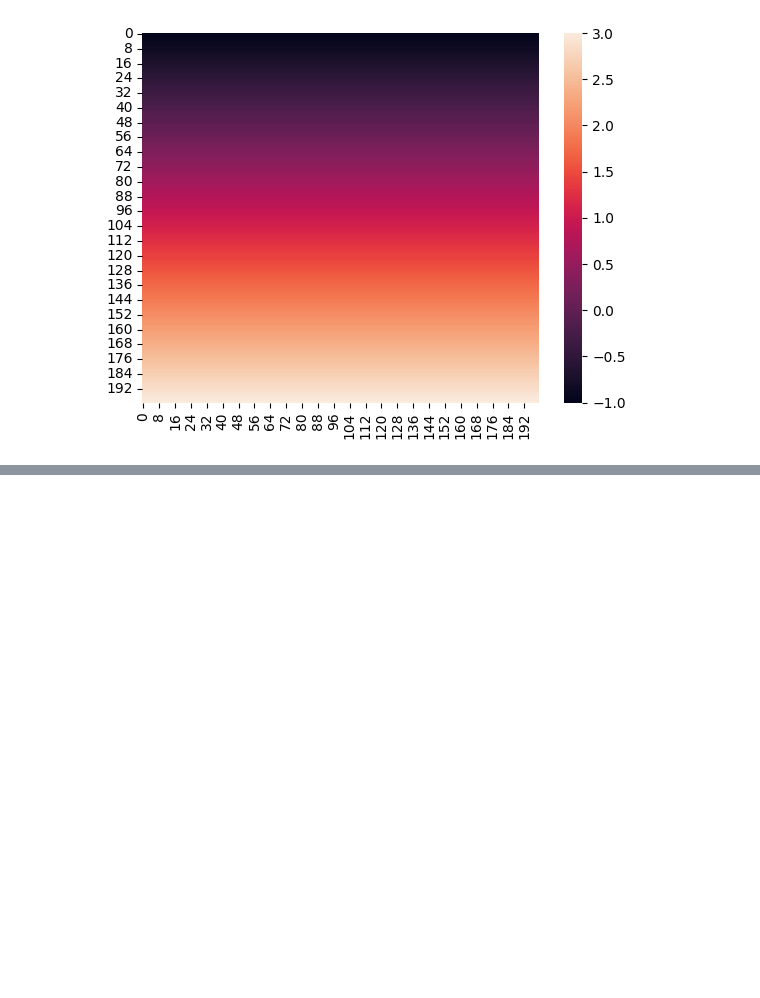
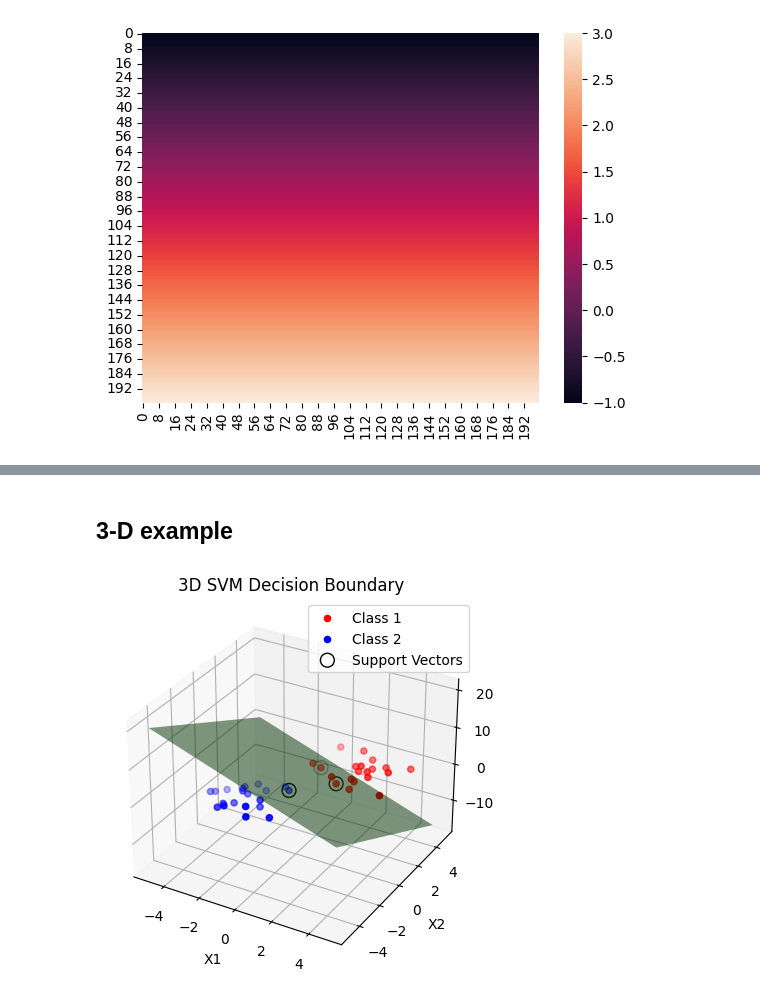
Before and after one commit to RRisto/learning, a Jupyter notebook: svm_learn/lagrange_multiplier_svm.ipynb, the cells around one changed output, grey strips where cells are left out. Saved outputs shown, nothing was run; the diff lists cells and outputs as text; code cells hidden in the pictures; blank space fills up the shorter version.

```diff
--- a/svm_learn/lagrange_multiplier_svm.ipynb
+++ b/svm_learn/lagrange_multiplier_svm.ipynb
@@ -136,0 +264,57 @@ sns.heatmap(yy)
+# %% [markdown]
+## 3-D example
+# %%
+import numpy as np
+import matplotlib.pyplot as plt
+from sklearn import svm
+from mpl_toolkits.mplot3d import Axes3D
+
+# Generate 3D sample data
+np.random.seed(0)
+# Points for class 1
+X1 = np.random.randn(20, 3) + [2, 2, 2]
+# Points for class 2
+X2 = np.random.randn(20, 3) + [-2, -2, -2]
+# Combine the points
+X = np.vstack((X1, X2))
+y = np.hstack((np.ones(20), -np.ones(20)))
+
+# Fit SVM model
+clf = svm.SVC(kernel='linear', C=1.0)
+clf.fit(X, y)
+
+# Get the separating hyperplane
+w = clf.coef_[0]
+b = clf.intercept_[0]
+
+# Create a meshgrid for plotting the decision boundary
+xx, yy = np.meshgrid(np.linspace(-5, 5, 50), np.linspace(-5, 5, 50))
+
+# Calculate the decision boundary z = (-w[0] * x - w[1] * y - b) / w[2]
+zz = (-w[0] * xx - w[1] * yy - b) / w[2]
+
+# Plotting in 3D
+fig = plt.figure()
+ax = fig.add_subplot(111, projection='3d')
+
+# Plot the points
+ax.scatter(X[y==1][:, 0], X[y==1][:, 1], X[y==1][:, 2], color='r', label='Class 1')
+ax.scatter(X[y==-1][:, 0], X[y==-1][:, 1], X[y==-1][:, 2], color='b', label='Class 2')
+
+# Plot the decision boundary
+ax.plot_surface(xx, yy, zz, color='g', alpha=0.5, rstride=100, cstride=100)
+
+# Highlight the support vectors
+ax.scatter(clf.support_vectors_[:, 0], clf.support_vectors_[:, 1], clf.support_vectors_[:, 2],
+           s=100, facecolors='none', edgecolors='k', label='Support Vectors')
+
+# Set labels
+ax.set_xlabel('X1')
+ax.set_ylabel('X2')
+ax.set_zlabel('X3')
+ax.set_title('3D SVM Decision Boundary')
+ax.legend()
+
+plt.show()
+# %% [output]
+[figure, added]
```
Also changed, not shown: parts of 19 cells of this notebook.
